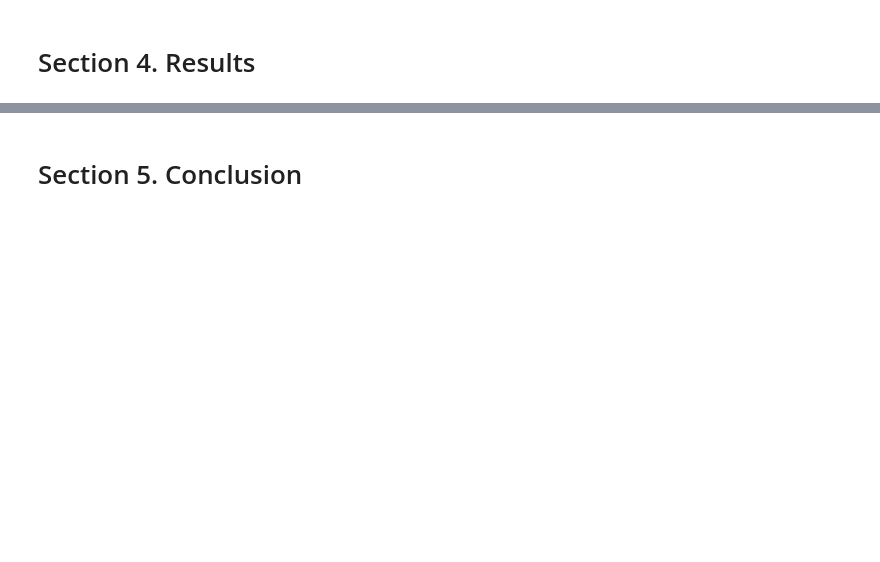
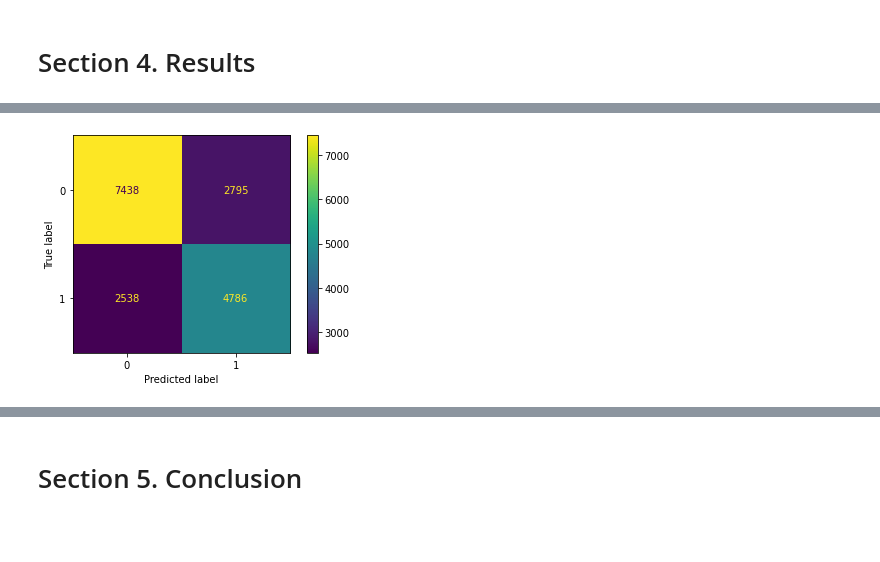
Before and after one commit to ereynrs/StarbuckRewardsOptimizer, a Jupyter notebook: Starbucks_Capstone_notebook.ipynb, the cells around one changed output, grey strips where cells are left out. Saved outputs shown, nothing was run; the diff lists cells and outputs as text; code cells hidden in the pictures; blank space fills up the shorter version.

```diff
--- a/Starbucks_Capstone_notebook.ipynb
+++ b/Starbucks_Capstone_notebook.ipynb
@@ -999,2 +1144,5 @@ weighted avg       0.70      0.70      0.70     17557
 # %% [markdown]
 # Section 4. Results
+# %%
+# model prediction
+y_pred = np.round(model.predict(sc.transform(X_test)))
@@ -1000,0 +1151,6 @@ weighted avg       0.70      0.70      0.70     17557
+# %%
+# printing confusion matrix
+disp = ConfusionMatrixDisplay.from_predictions(y_test, y_pred, display_labels=[0, 1])
+plt.show()
+# %% [output]
+[figure, added]
```
Also changed, not shown: parts of 17 cells of this notebook, 1 other file.
